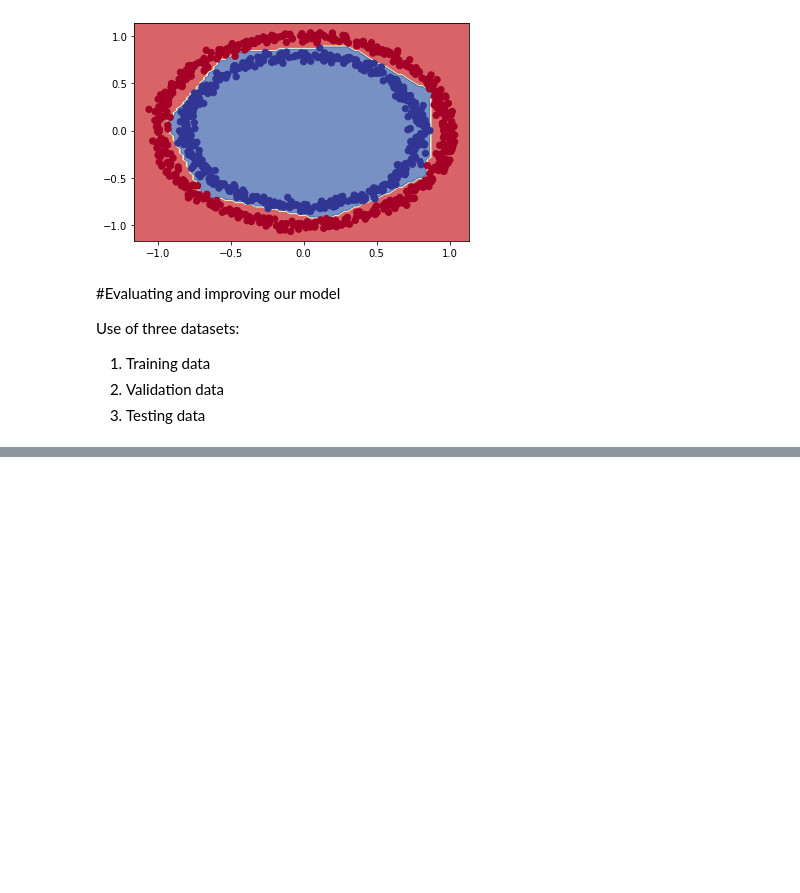
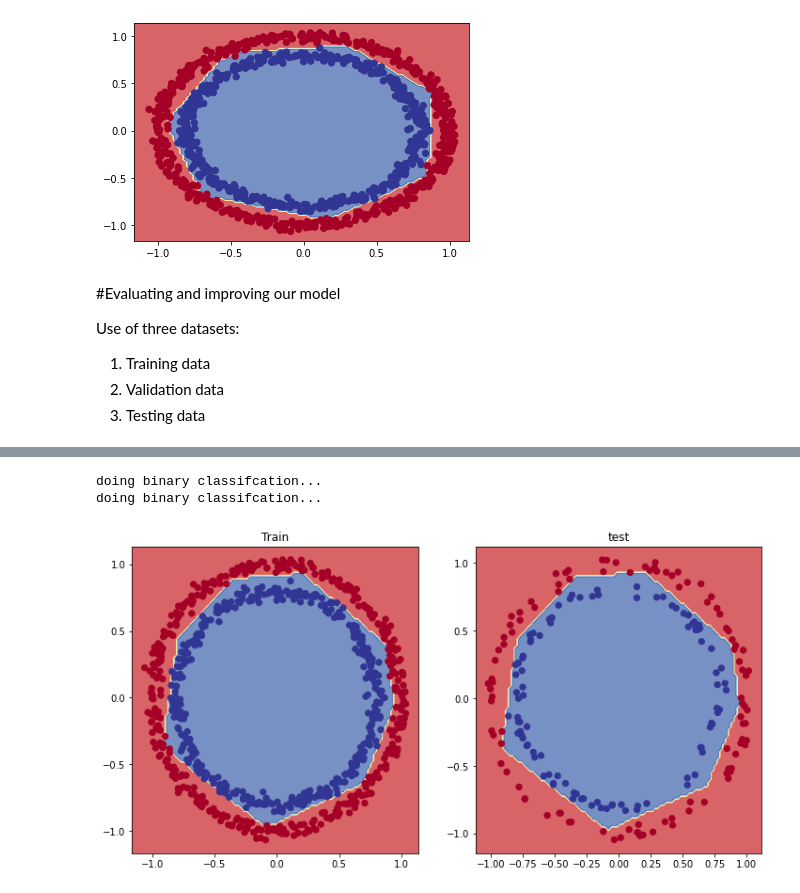
Before and after one commit to ShankarPoudel441/Tensorflow_colabs, a Jupyter notebook: 002_classification_learn_tensorflow.ipynb, the cells around one changed output, grey strips where cells are left out. Drawn from its saved outputs; the diff is of its cells as text; code cells hidden in the pictures; blank space fills up the shorter version.

```diff
--- a/002_classification_learn_tensorflow.ipynb
+++ b/002_classification_learn_tensorflow.ipynb
@@ -387,0 +394,26 @@ Use of three datasets:
+# %%
+X_train,y_train = X[:800],y[:800]
+X_test,y_test= X[800:],y[800:]
+# %%
+#Lets racreate a model to fit in this data
+
+#Set random seed
+tf.random.set_seed(42)
+
+#Create the model
+model_8=tf.keras.Sequential([
+    tf.keras.layers.Dense(4,activation="relu"),
+    tf.keras.layers.Dense(4,activation="relu"),
+    tf.keras.layers.Dense(1,activation="sigmoid")
+])
+
+#Compile the model
+model_8.compile(loss=tf.keras.losses.binary_crossentropy,
+                optimizer=tf.keras.optimizers.Adam(learning_rate=0.01),
+                metrics=["accuracy"])
+
+#Fit the model
+history=model_8.fit(X_train,y_train,epochs=25,verbose=0)
+
+#Evaluate
+model_8.evaluate(X_test,y_test)
@@ -387,0 +423,14 @@ Use of three datasets:
+# %%
+#Visualize # Plot decision boundry
+
+plt.figure(figsize=(12,6))
+plt.subplot(1,2,1)
+plt.title("Train")
+plot_decision_boundary(model_8,X_train,y_train)
+plt.subplot(1,2,2)
+plt.title("test")
+plot_decision_boundary(model_8,X_test,y_test)
+# %% [output]
+doing binary classifcation...
+doing binary classifcation...
+[figure, added]
```
Also changed, not shown: parts of 19 cells of this notebook.
